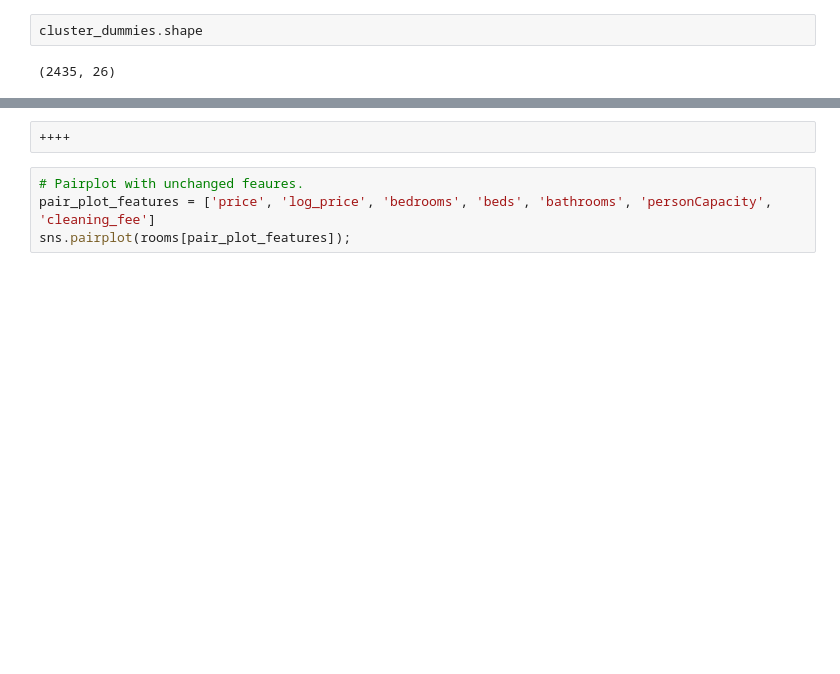
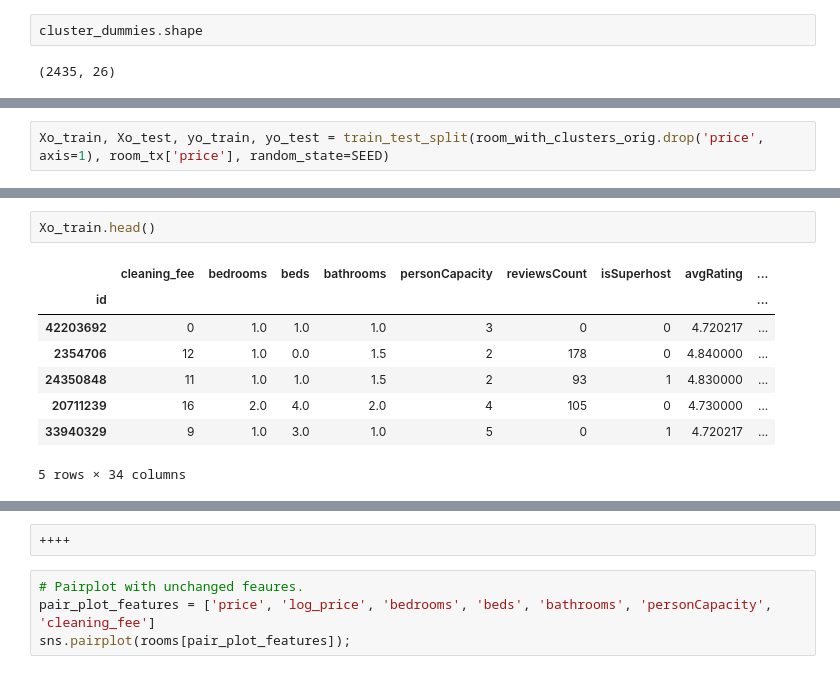
Before and after one commit to scottkds/airbnb_prices, a Jupyter notebook: models/Airbnb_regression2.ipynb, the cells around one changed output, grey strips where cells are left out. Drawn from its saved outputs; the diff is of its cells as text; blank space fills up the shorter version.

```diff
--- a/models/Airbnb_regression2.ipynb
+++ b/models/Airbnb_regression2.ipynb
@@ -545,0 +589,2 @@ rooms.head()
+# %%
+Xo_train, Xo_test, yo_train, yo_test = train_test_split(room_with_clusters_orig.drop('price', axis=1), room_tx['price'], random_state=SEED)
@@ -546,2 +599,13 @@ rooms.head()
+# %%
+Xo_train.head()
+# %% [output]
+|  | cleaning_fee | bedrooms | beds | bathrooms | personCapacity | reviewsCount | isSuperhost | avgRating | ... |
+| id |  |  |  |  |  |  |  |  | ... |
+| 42203692 | 0 | 1.0 | 1.0 | 1.0 | 3 | 0 | 0 | 4.720217 | ... |
+| 2354706 | 12 | 1.0 | 0.0 | 1.5 | 2 | 178 | 0 | 4.840000 | ... |
+| 24350848 | 11 | 1.0 | 1.0 | 1.5 | 2 | 93 | 1 | 4.830000 | ... |
+| 20711239 | 16 | 2.0 | 4.0 | 2.0 | 4 | 105 | 0 | 4.730000 | ... |
+| 33940329 | 9 | 1.0 | 3.0 | 1.0 | 5 | 0 | 1 | 4.720217 | ... |
+5 rows × 34 columns
 # %%
 asdf == abcd
```
Also changed, not shown: parts of 20 cells of this notebook.
